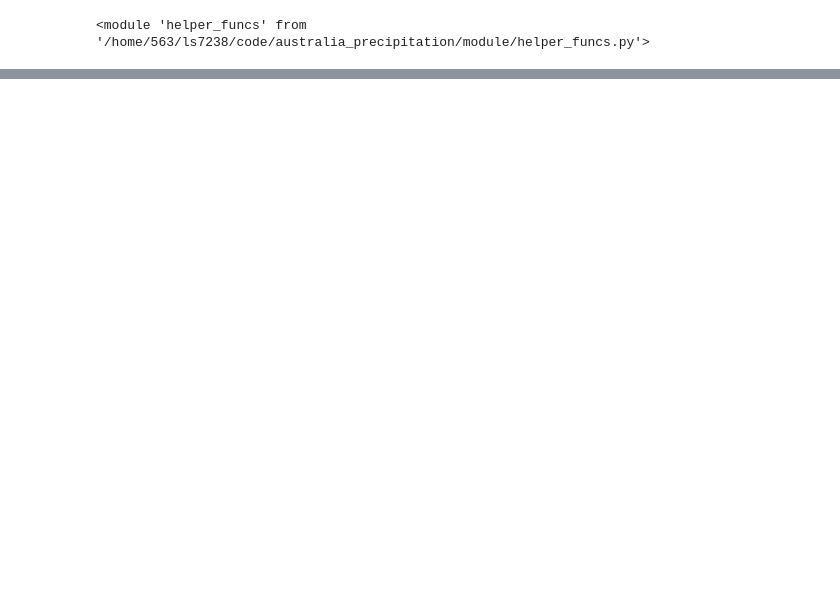
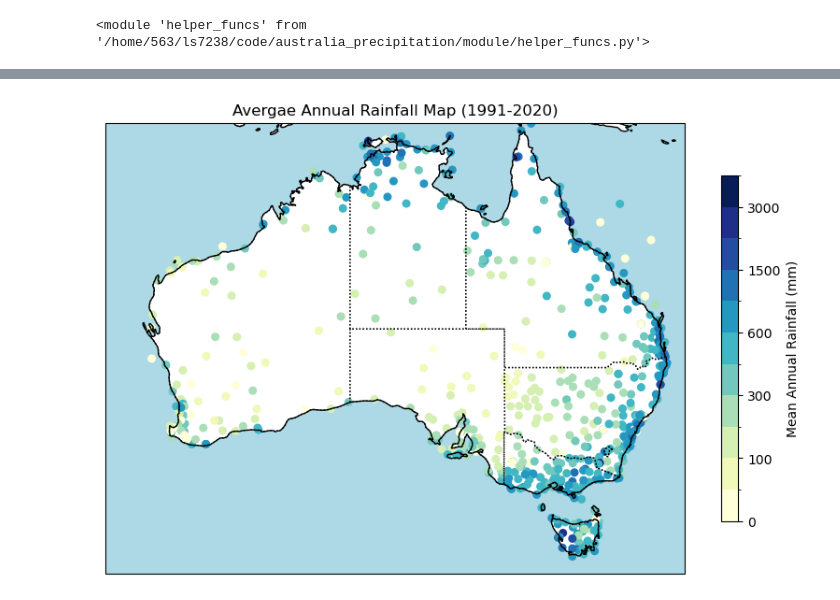
Before and after one commit to lettysolly/australia_precipitation, a Jupyter notebook: python/sanity_checks.ipynb, the cells around one changed output, grey strips where cells are left out. Cells and saved outputs as stored; diff of their text form; code cells hidden in the pictures; blank space fills up the shorter version.

```diff
--- a/python/sanity_checks.ipynb
+++ b/python/sanity_checks.ipynb
@@ -31,0 +53,4 @@ for root, dirs, files in os.walk(base_dir):
+# %%
+# Pull out station metadata for later plotting:
+
+metadata_df = helper_funcs.read_stations_metadata(nc_files)
@@ -105 +111,30 @@ test
+# %%
+# Function for averaging across the time series and combining with the lat and lon:
+
+def mean_raindfs(metadata_df, annualrain_df):
+    '''
+    Function that takes one df that contains metadata and another that contains rainfall values,
+    then averages annual totals per station and merges them with metadata.
+
+    Arguments:
+    metadata_df - DataFrame
+        Must at least contain columns ['Station Number', 'Latitude', 'Longitude']
+    annualrain_df - DataFrame
+        Index = Year, columns = Station Numbers, values = annual rainfall.
+
+    Returns: DataFrame with Station Number, Latitude, Longitude, and Mean Rain.
+    '''
+
+    # Collapse to mean rainfall per station first
+    station_means = (
+        annualrain_df.mean(axis=0, skipna=True)   # mean over years
+        .reset_index()
+        .rename(columns={"index": "Station Number", 0: "Mean Rain"})
+    )
+
+    # Merge with metadata (only one row per station now)
+    metadata_filtered = metadata_df[["Station Number", "Latitude", "Longitude"]]
+    merged = station_means.merge(metadata_filtered, on="Station Number", how="left")
+
+    return merged
 # %%
@@ -300,0 +193,5 @@ Name: prcp, dtype: float64
+# %%
+# Run full list of stations through the functions:
+
+# Creating annual rainfall df
+annualrain_df = helper_funcs.rainfall_sum(nc_files, timescale='yearly')
@@ -300,0 +215,3 @@ Name: prcp, dtype: float64
+# %%
+# Averaging annual rainfall df over timeseries:
+avg_annual_rain = mean_raindfs(metadata_df, annualrain_df)
@@ -300,0 +299,6 @@ Name: prcp, dtype: float64
+# %%
+#Testing one region at a time:
+
+fig, ax = annual_rainfall_plot(time_period=(1991, 2020), figure_title="Avergae Annual Rainfall Map (1991-2020)", region="aus")
+# %% [output]
+[figure, added]
```
Also changed, not shown: parts of 28 cells of this notebook, 2 other files.
